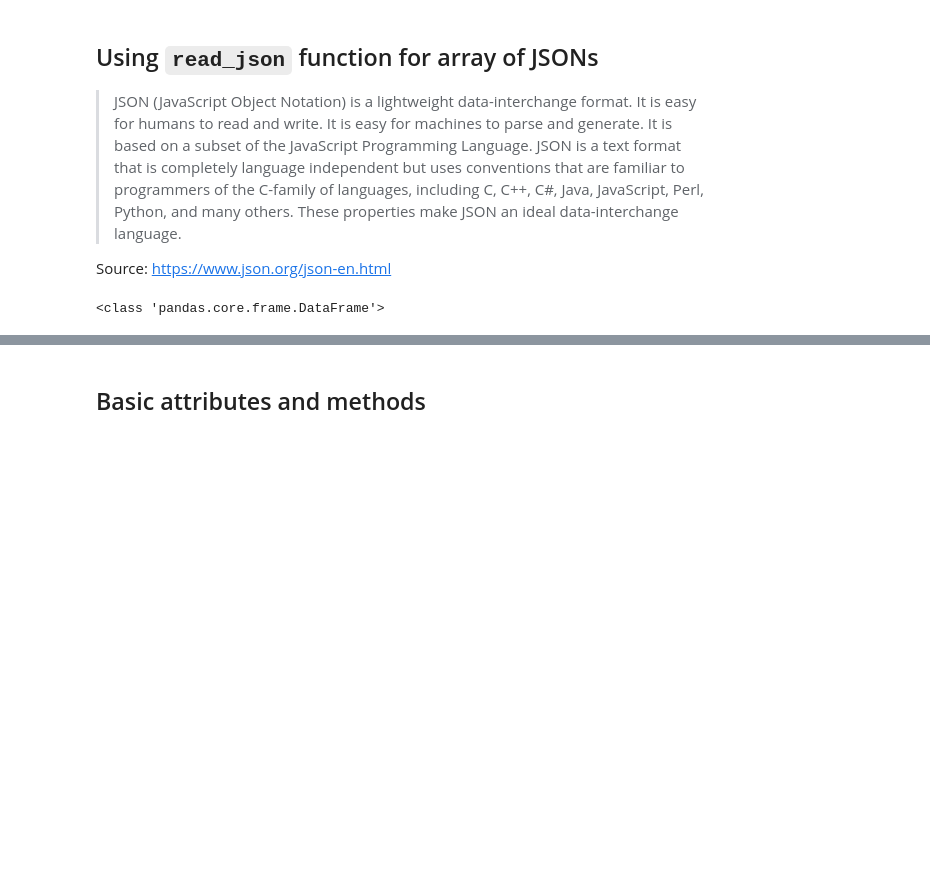
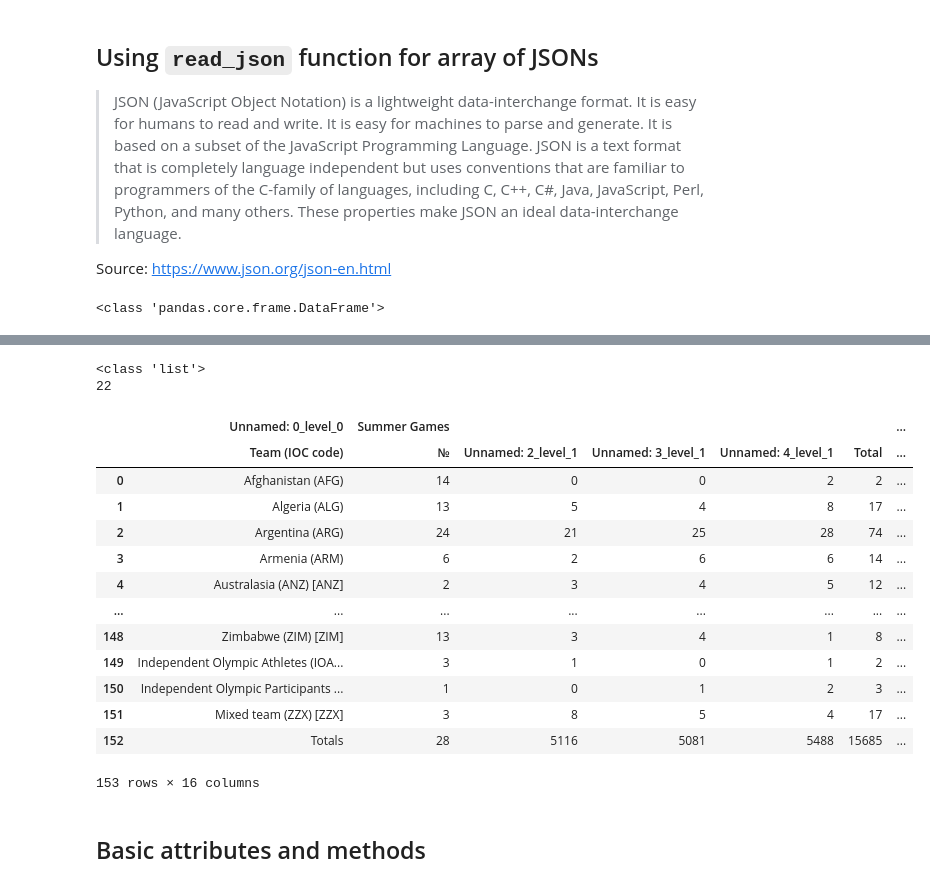
Before and after one commit to datainpoint/classroom-dbs, a Jupyter notebook: 05-dataframe-wrangling-with-pandas.ipynb, the cells around one changed output, grey strips where cells are left out. Drawn from its saved outputs; the diff is of its cells as text; code cells hidden in the pictures; blank space fills up the shorter version.

```diff
--- a/05-dataframe-wrangling-with-pandas.ipynb
+++ b/05-dataframe-wrangling-with-pandas.ipynb
@@ -169,3 +176,28 @@ print(type(teams))
+# %%
+request_url = "https://en.wikipedia.org/wiki/All-time_Olympic_Games_medal_table"
+html_tables = pd.read_html(request_url)
+print(type(html_tables))
+print(len(html_tables))
+# %% [output]
+<class 'list'>
+22
+# %%
+html_tables[1]
+# %% [output]
+|  | Unnamed: 0_level_0 | Summer Games |  |  |  |  | ... |
+|  | Team (IOC code) | № | Unnamed: 2_level_1 | Unnamed: 3_level_1 | Unnamed: 4_level_1 | Total | ... |
+| 0 | Afghanistan (AFG) | 14 | 0 | 0 | 2 | 2 | ... |
+| 1 | Algeria (ALG) | 13 | 5 | 4 | 8 | 17 | ... |
+| 2 | Argentina (ARG) | 24 | 21 | 25 | 28 | 74 | ... |
+| 3 | Armenia (ARM) | 6 | 2 | 6 | 6 | 14 | ... |
+| 4 | Australasia (ANZ) [ANZ] | 2 | 3 | 4 | 5 | 12 | ... |
+| ... | ... | ... | ... | ... | ... | ... | ... |
+| 148 | Zimbabwe (ZIM) [ZIM] | 13 | 3 | 4 | 1 | 8 | ... |
+| 149 | Independent Olympic Athletes (IOA... | 3 | 1 | 0 | 1 | 2 | ... |
+| 150 | Independent Olympic Participants ... | 1 | 0 | 1 | 2 | 3 | ... |
+| 151 | Mixed team (ZZX) [ZZX] | 3 | 8 | 5 | 4 | 17 | ... |
+| 152 | Totals | 28 | 5116 | 5081 | 5488 | 15685 | ... |
+153 rows × 16 columns
 # %% [markdown]
 ## Basic attributes and methods
 # %% [markdown]
```
Also changed, not shown: parts of 30 cells of this notebook, 1 other file.
